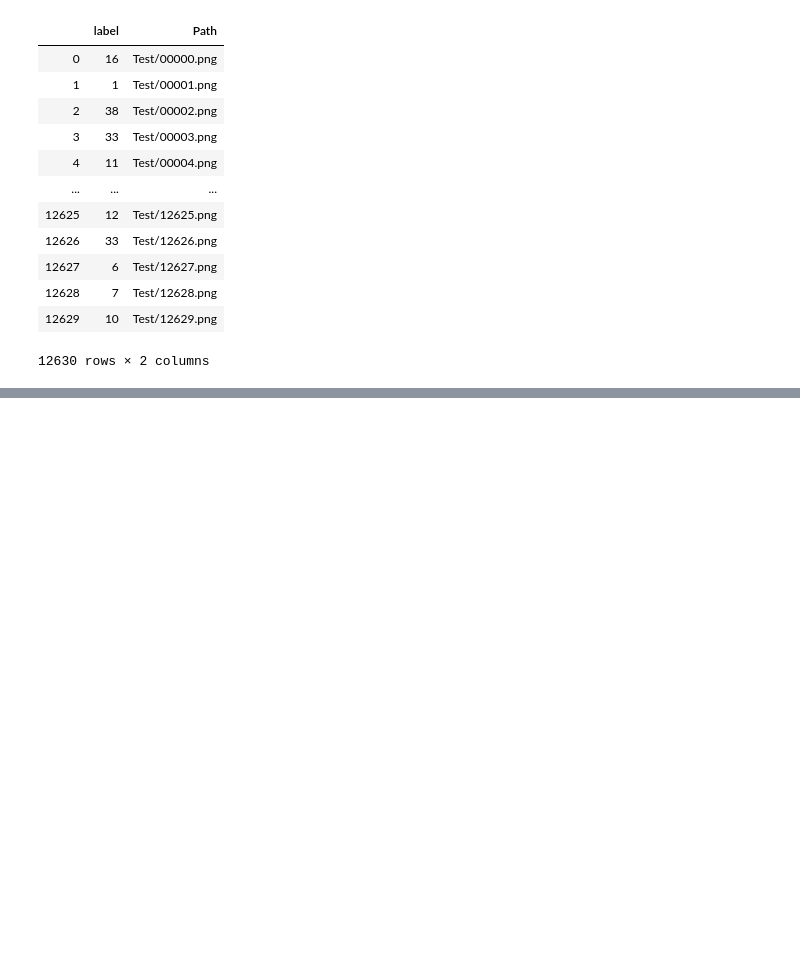
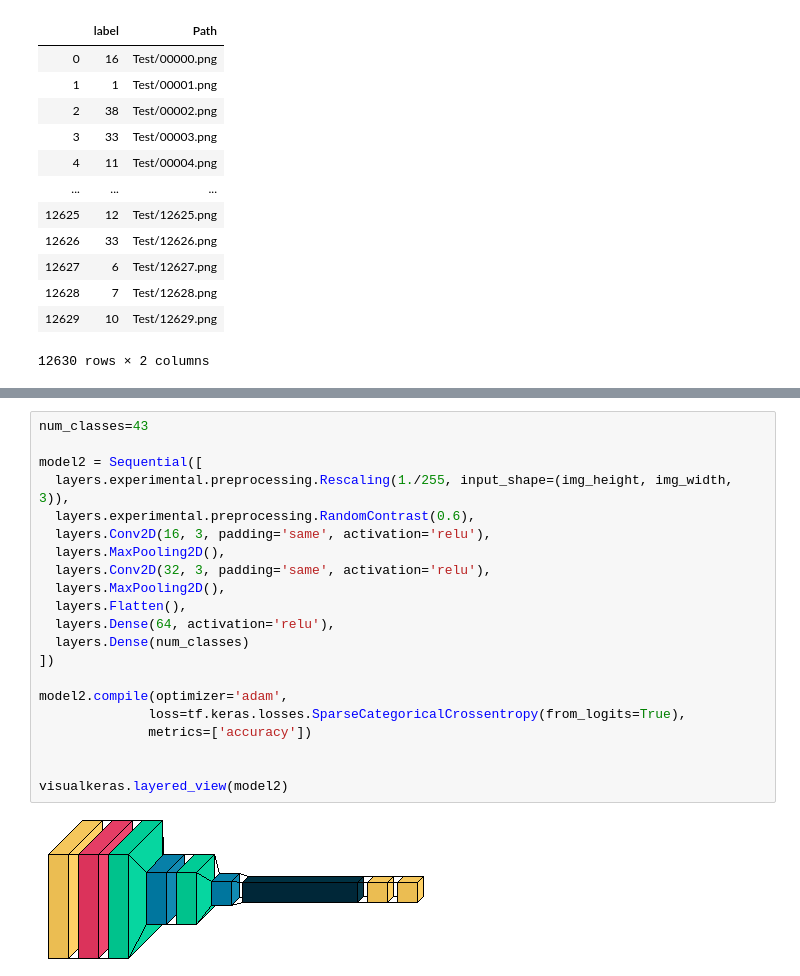
Before and after one commit to helloaashish/TrafficSign, a Jupyter notebook: TrafficSignClassifier.ipynb, the cells around one changed output, grey strips where cells are left out. Drawn from its saved outputs; the diff is of its cells as text; blank space fills up the shorter version.

```diff
--- a/TrafficSignClassifier.ipynb
+++ b/TrafficSignClassifier.ipynb
@@ -230,3 +262,26 @@ visualkeras.layered_view(model)
+# %%
+num_classes=43
+
+model2 = Sequential([
+  layers.experimental.preprocessing.Rescaling(1./255, input_shape=(img_height, img_width, 3)),
+  layers.experimental.preprocessing.RandomContrast(0.6),
+  layers.Conv2D(16, 3, padding='same', activation='relu'),
+  layers.MaxPooling2D(),
+  layers.Conv2D(32, 3, padding='same', activation='relu'),
+  layers.MaxPooling2D(),
+  layers.Flatten(),
+  layers.Dense(64, activation='relu'),
+  layers.Dense(num_classes)
+])
+
+model2.compile(optimizer='adam',
+              loss=tf.keras.losses.SparseCategoricalCrossentropy(from_logits=True),
+              metrics=['accuracy'])
+
+
+visualkeras.layered_view(model2)
+# %% [output]
+[figure, added]
 # %%
 model.summary()
 # %% [output]
```
Also changed, not shown: parts of 30 cells of this notebook.
